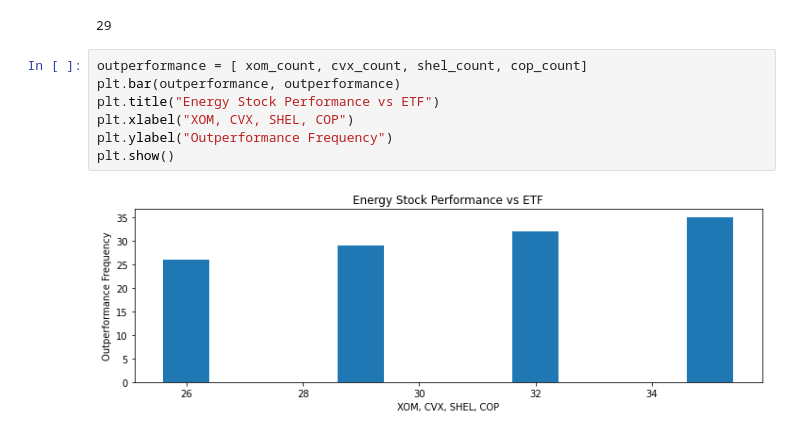
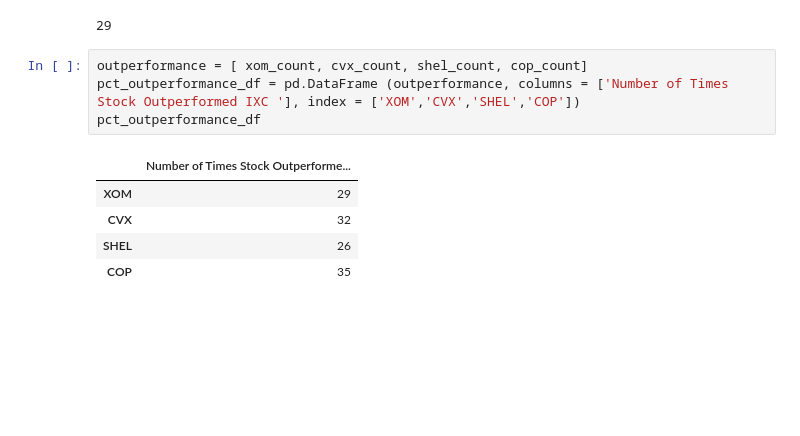
Before and after one commit to ggorovod/Sector-Stock-Selection-Model, a Jupyter notebook: energy_project.ipynb, the cells around one changed output. Cells and saved outputs as stored; diff of their text form; blank space fills up the shorter version.

```diff
--- a/energy_project.ipynb
+++ b/energy_project.ipynb
@@ -329,12 +329,13 @@ xom_count = np.count_nonzero(xom_df.pct_change()> ixc_df.pct_change())
 xom_count
 # %% [output]
 29
-# %%
-outperformance = [ xom_count, cvx_count, shel_count, cop_count]
-plt.bar(outperformance, outperformance)
-plt.title("Energy Stock Performance vs ETF")
-plt.xlabel("XOM, CVX, SHEL, COP")
-plt.ylabel("Outperformance Frequency")
-plt.show()
-# %% [output]
-[figure, removed]
+# %%
+outperformance = [ xom_count, cvx_count, shel_count, cop_count]
+pct_outperformance_df = pd.DataFrame (outperformance, columns = ['Number of Times Stock Outperformed IXC '], index = ['XOM','CVX','SHEL','COP'])
+pct_outperformance_df
+# %% [output]
+|  | Number of Times Stock Outperforme... |
+| XOM | 29 |
+| CVX | 32 |
+| SHEL | 26 |
+| COP | 35 |
```
Also changed, not shown: parts of 2 cells of this notebook.
